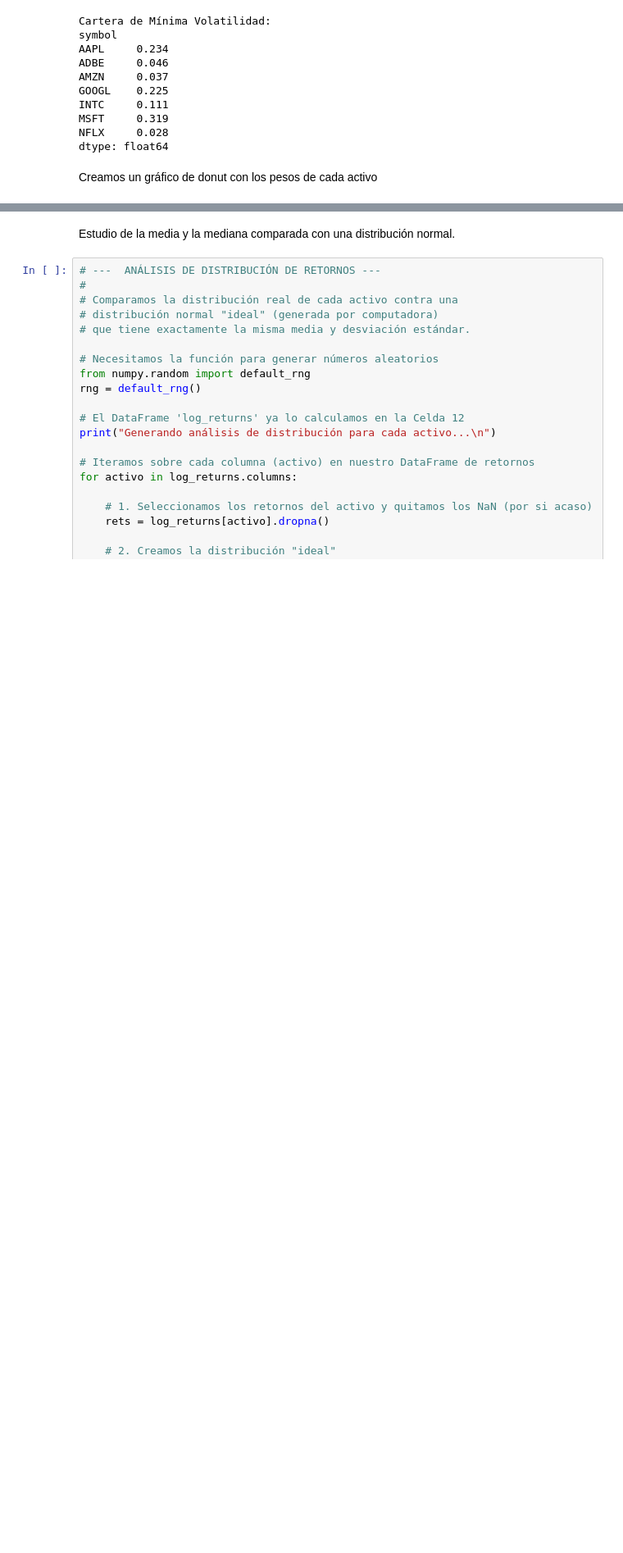
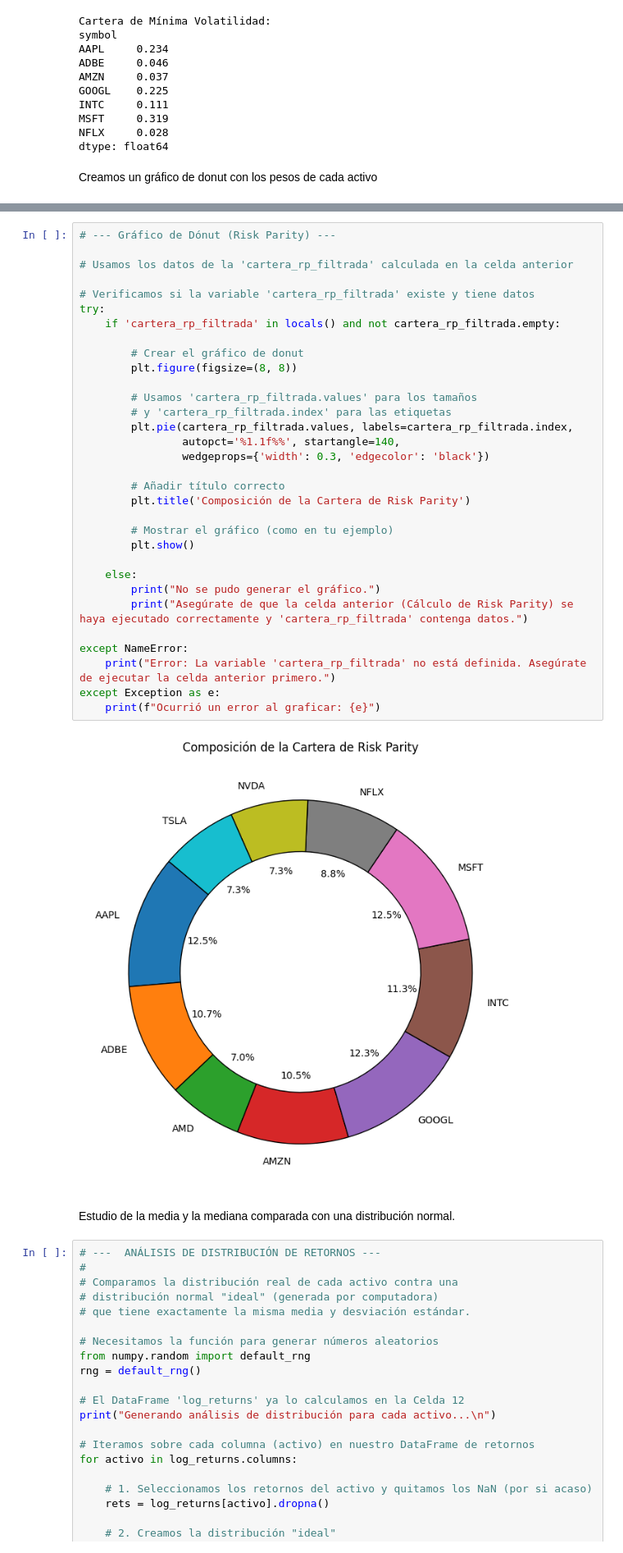
Before and after one commit to emszmtz/proyecto1, a Jupyter notebook: src/proyecto1_ipynb.ipynb, the cells around one changed output, grey strips where cells are left out. Shown at 82% size. Saved outputs shown, nothing was run; the diff lists cells and outputs as text; blank space fills up the shorter version.

```diff
--- a/src/proyecto1_ipynb.ipynb
+++ b/src/proyecto1_ipynb.ipynb
@@ -651,3 +893,37 @@ except Exception as e:
+# %%
+# --- Gráfico de Dónut (Risk Parity) ---
+
+# Usamos los datos de la 'cartera_rp_filtrada' calculada en la celda anterior
+
+# Verificamos si la variable 'cartera_rp_filtrada' existe y tiene datos
+try:
+    if 'cartera_rp_filtrada' in locals() and not cartera_rp_filtrada.empty:
+
+        # Crear el gráfico de donut
+        plt.figure(figsize=(8, 8))
+
+        # Usamos 'cartera_rp_filtrada.values' para los tamaños
+        # y 'cartera_rp_filtrada.index' para las etiquetas
+        plt.pie(cartera_rp_filtrada.values, labels=cartera_rp_filtrada.index,
+                autopct='%1.1f%%', startangle=140,
+                wedgeprops={'width': 0.3, 'edgecolor': 'black'})
+
+        # Añadir título correcto
+        plt.title('Composición de la Cartera de Risk Parity')
+
+        # Mostrar el gráfico (como en tu ejemplo)
+        plt.show()
+
+    else:
+        print("No se pudo generar el gráfico.")
+        print("Asegúrate de que la celda anterior (Cálculo de Risk Parity) se haya ejecutado correctamente y 'cartera_rp_filtrada' contenga datos.")
+
+except NameError:
+    print("Error: La variable 'cartera_rp_filtrada' no está definida. Asegúrate de ejecutar la celda anterior primero.")
+except Exception as e:
+    print(f"Ocurrió un error al graficar: {e}")
+# %% [output]
+[figure, added]
 # %% [markdown]
 Estudio de la media y la mediana comparada con una distribución normal.
 # %%
```
Also changed, not shown: parts of 8 cells of this notebook.
